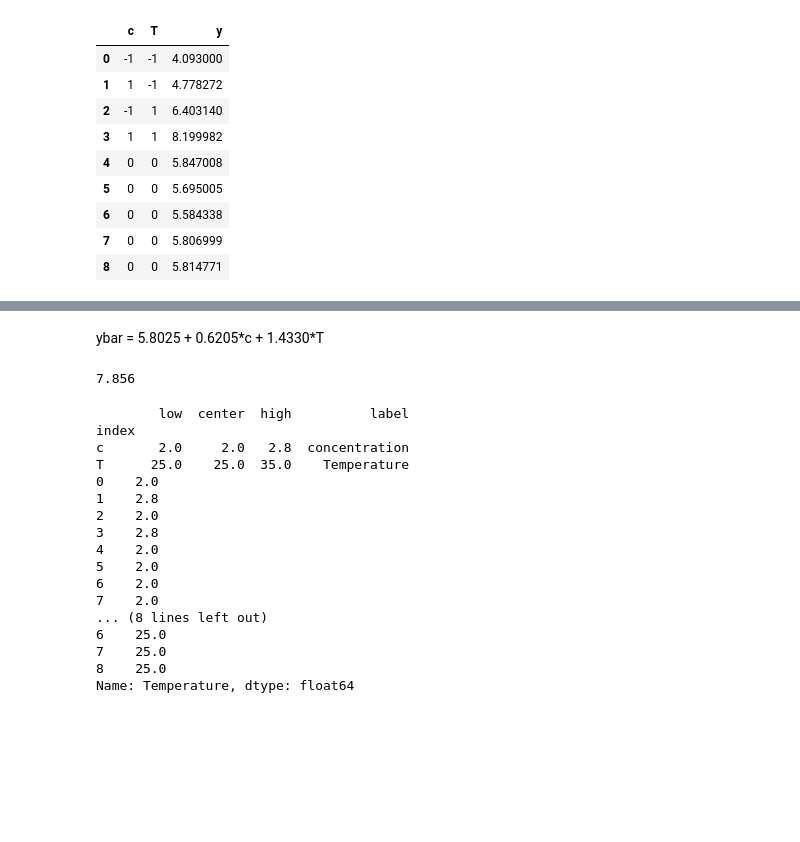
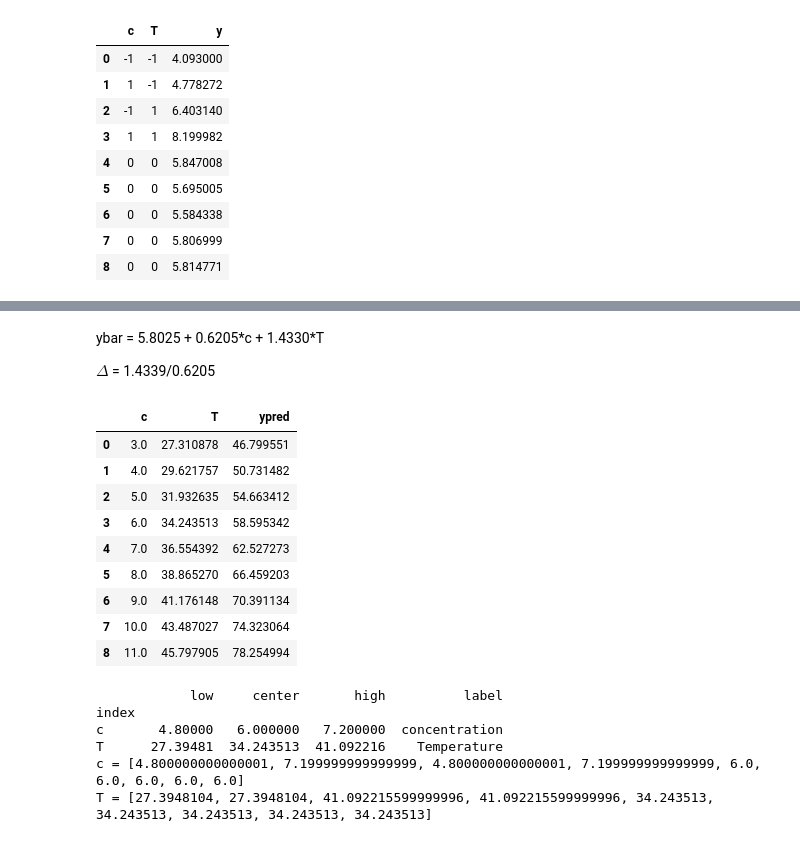
Before and after one commit to oscartq/lab3, a Jupyter notebook: lab3.ipynb, the cells around one changed output, grey strips where cells are left out. Cells and saved outputs as stored; diff of their text form; code cells hidden in the pictures; blank space fills up the shorter version.

Commit message:
new data

```diff
--- a/lab3.ipynb
+++ b/lab3.ipynb
@@ -181,20 +180,39 @@ Notes:
 # %% [markdown]
 ybar = 5.8025 + 0.6205\*c + 1.4330\*T
+
+$\Delta$ = 1.4339/0.6205
-# %%
-def ybar(c,T):
-    return 5.8025 + 0.6205*c + 1.4330*T
-
-# 40.444 + 0.775t + 0.325T
-
-y = ybar(1,1)
-y
-# %% [output]
-7.856
+# %%
+Origin = [c,T]
+delta= [1.0, 1.4339/0.6205]
+
+march=[]
+for i in range(0,len(y)):
+    march.append((Origin[0]+(i+1)*delta[0],Origin[1]+(i+1)*delta[1]))
+
+March=pd.DataFrame(march,columns=['c', 'T'])
+ypred=res1.predict(March)
+
+March['ypred']=ypred
+
+March
+# %% [output]
+|  | c | T | ypred |
+| 0 | 3.0 | 27.310878 | 46.799551 |
+| 1 | 4.0 | 29.621757 | 50.731482 |
+| 2 | 5.0 | 31.932635 | 54.663412 |
+| 3 | 6.0 | 34.243513 | 58.595342 |
+| 4 | 7.0 | 36.554392 | 62.527273 |
+| 5 | 8.0 | 38.865270 | 66.459203 |
+| 6 | 9.0 | 41.176148 | 70.391134 |
+| 7 | 10.0 | 43.487027 | 74.323064 |
+| 8 | 11.0 | 45.797905 | 78.254994 |
 # %%
+c = 6.0
+T  = 34.243513
 # Create a list of tuples with each variable's low, center, and high values
 dat = [
-    ('c', 1.0 * c, c, 1.40 * c),  # Concentration: low is 80% of c, center is c, high is 120% of c
-    ('T', 1.0 * T, T, 1.40 * T)    # Temperature: low is 80% of T, center is T, high is 120% of T
+    ('c', 0.8 * c, c, 1.20 * c),  # Concentration: low is 80% of c, center is c, high is 120% of c
+    ('T', 0.8 * T, T, 1.20 * T)    # Temperature: low is 80% of T, center is T, high is 120% of T
 ]
 
 # Create a Pandas DataFrame from the data list, specifying the column names
@@ -213,29 +231,15 @@ from computing import computing
 
 real_experiment, results = computing(inputs_df)
 
-c_array  = real_experiment['concentration']
-T_array = real_experiment['Temperature']
+c_array  = real_experiment['concentration'].tolist()
+T_array = real_experiment['Temperature'].tolist()
 
-print(c_array)
-print(T_array)
-
-c = [2.0, 2.8, 2.0, 2.8, 2.0, 2.0, 2.0, 2.0, 2.0]
-T = [25.0, 25.0, 35.0, 35.0, 25.0, 25.0, 25.0, 25.0, 25.0]
+print(f'c = {c_array}')
+print(f'T = {T_array}')
 # %% [output]
-        low  center  high          label
+            low     center       high          label
 index
-c       2.0     2.0   2.8  concentration
-T      25.0    25.0  35.0    Temperature
-0    2.0
-1    2.8
-2    2.0
-3    2.8
-4    2.0
-5    2.0
-6    2.0
-7    2.0
-... (8 lines left out)
-6    25.0
-7    25.0
-8    25.0
-Name: Temperature, dtype: float64
+c       4.80000   6.000000   7.200000  concentration
+T      27.39481  34.243513  41.092216    Temperature
+c = [4.800000000000001, 7.199999999999999, 4.800000000000001, 7.199999999999999, 6.0, 6.0, 6.0, 6.0, 6.0]
+T = [27.3948104, 27.3948104, 41.092215599999996, 41.092215599999996, 34.243513, 34.243513, 34.243513, 34.243513, 34.243513]
```
Also changed, not shown: parts of 19 cells of this notebook, 1 other file.
